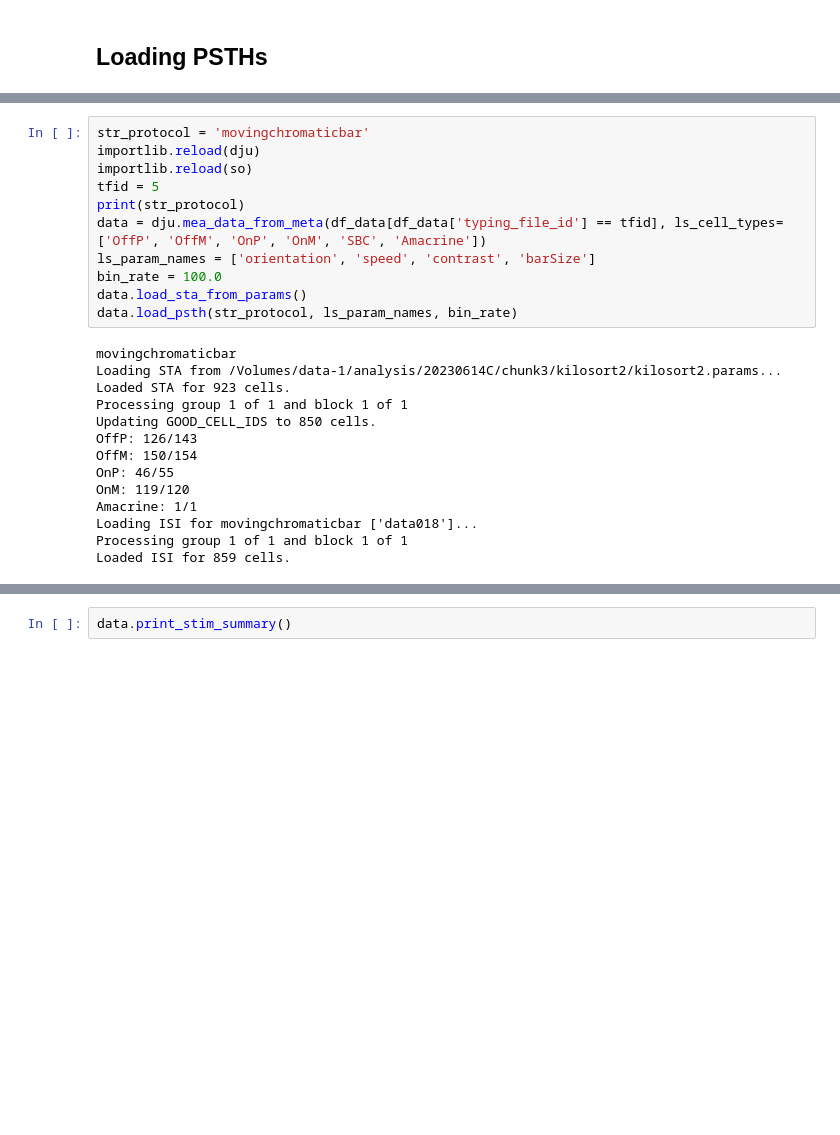
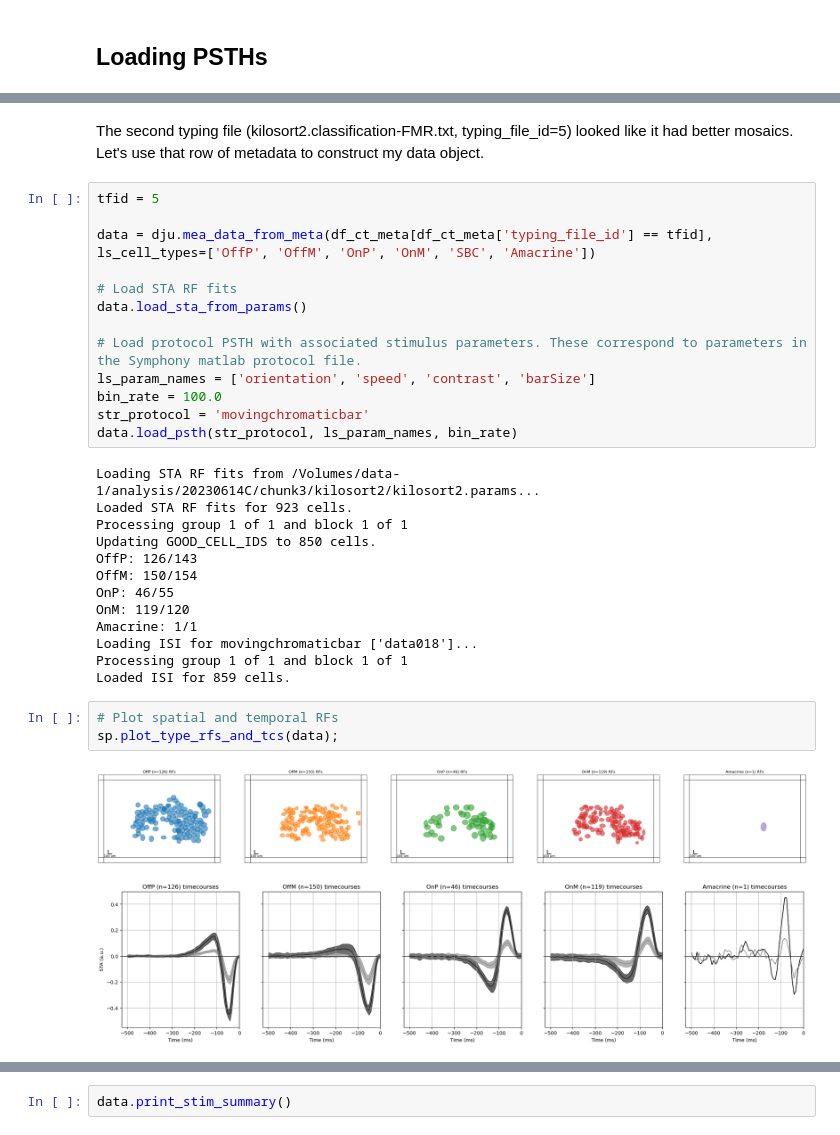
Before and after one commit to vmr160030/datajoint, a Jupyter notebook: nbs/202503_tutorial.ipynb, the cells around one changed output, grey strips where cells are left out. Saved outputs shown, nothing was run; the diff lists cells and outputs as text; blank space fills up the shorter version.

```diff
--- a/nbs/202503_tutorial.ipynb
+++ b/nbs/202503_tutorial.ipynb
@@ -256,18 +202,21 @@ df_data
+# %% [markdown]
+The second typing file (kilosort2.classification-FMR.txt, typing_file_id=5) looked like it had better mosaics. Let's use that row of metadata to construct my data object.
 # %%
-str_protocol = 'movingchromaticbar'
-importlib.reload(dju)
-importlib.reload(so)
 tfid = 5
-print(str_protocol)
-data = dju.mea_data_from_meta(df_data[df_data['typing_file_id'] == tfid], ls_cell_types=['OffP', 'OffM', 'OnP', 'OnM', 'SBC', 'Amacrine'])
+
+data = dju.mea_data_from_meta(df_ct_meta[df_ct_meta['typing_file_id'] == tfid], ls_cell_types=['OffP', 'OffM', 'OnP', 'OnM', 'SBC', 'Amacrine'])
+
+# Load STA RF fits
+data.load_sta_from_params()
+
+# Load protocol PSTH with associated stimulus parameters. These correspond to parameters in the Symphony matlab protocol file.
 ls_param_names = ['orientation', 'speed', 'contrast', 'barSize']
 bin_rate = 100.0
-data.load_sta_from_params()
+str_protocol = 'movingchromaticbar'
 data.load_psth(str_protocol, ls_param_names, bin_rate)
 # %% [output]
-movingchromaticbar
-Loading STA from /Volumes/data-1/analysis/20230614C/chunk3/kilosort2/kilosort2.params...
-Loaded STA for 923 cells.
+Loading STA RF fits from /Volumes/data-1/analysis/20230614C/chunk3/kilosort2/kilosort2.params...
+Loaded STA RF fits for 923 cells.
 Processing group 1 of 1 and block 1 of 1
 Updating GOOD_CELL_IDS to 850 cells.
 OffP: 126/143
@@ -278,3 +227,9 @@ Amacrine: 1/1
 Loading ISI for movingchromaticbar ['data018']...
 Processing group 1 of 1 and block 1 of 1
 Loaded ISI for 859 cells.
+# %%
+# Plot spatial and temporal RFs
+sp.plot_type_rfs_and_tcs(data);
+# %% [output]
+[figure, added]
+[figure, added]
```
Also changed, not shown: parts of 21 cells of this notebook.
